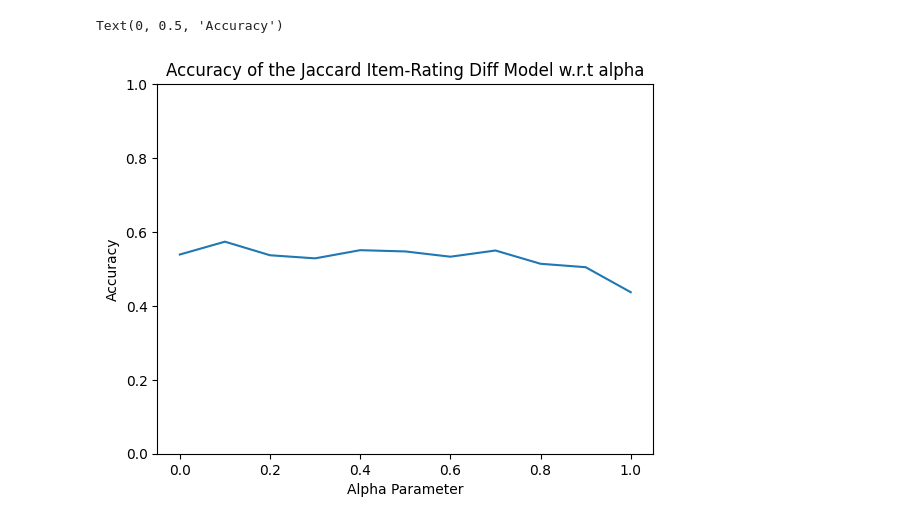
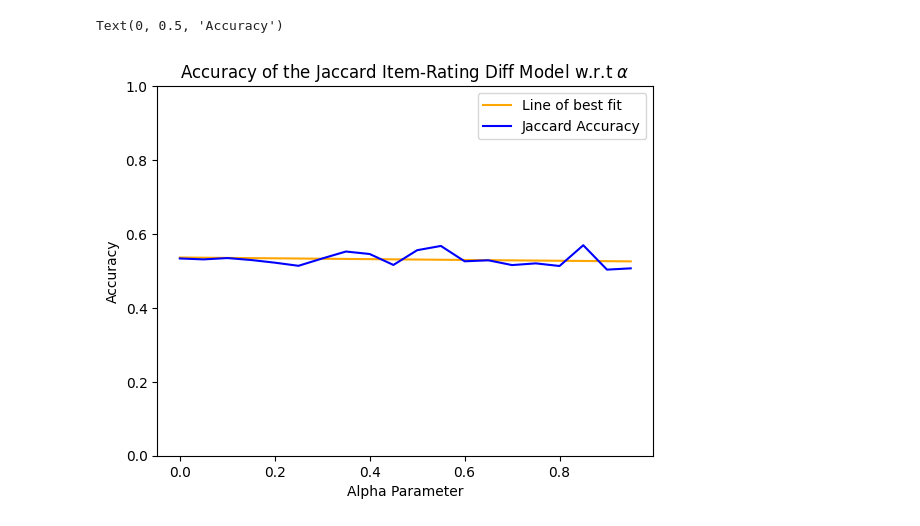
Before and after one commit to sajmon170/trust-based-recommendation-systems, a Jupyter notebook: Code/Analysis.ipynb, the cells around one changed output. Drawn from its saved outputs; the diff is of its cells as text; code cells hidden in the pictures.

```diff
--- a/Code/Analysis.ipynb
+++ b/Code/Analysis.ipynb
@@ -518,24 +542,32 @@ plt.show()
 # %%
 similarity_results = {}
-for alpha in np.arange(0, 1.1, 0.1):
+for alpha in np.arange(0, 1, 0.05):
     sample_sizes, accs, mses, mes = [], [], [], []
     for i in ITEMS:
         for _ in range(5): # run 5 times for each item
-            acc, mse, me = evaluate(jaccard_item_rating(alpha), reduced_graph, reduced_ratings, reduced_rated_by, i, 0.15) # remove 15% of ratings
+            acc, mse, me = evaluate(jaccard_item_rating_power_scaling(alpha), reduced_graph, reduced_ratings, reduced_rated_by, i, 0.15) # remove 15% of ratings
             accs.append(acc), mses.append(mse), mes.append(me)
     similarity_results[alpha] = {'acc': accs, 'mse': mses, 'me': mes}
 
 mean_res = {alpha:np.mean(data['acc']) for alpha, data in similarity_results.items()}
-
-plt.title('Accuracy of the Jaccard Item-Rating Diff Model w.r.t alpha')
-plt.plot(mean_res.keys(), mean_res.values(), label='Mean')
-plt.ylim(0, 1)
-
-plt.xlabel('Alpha Parameter')
-plt.ylabel('Accuracy')
-# %% [output]
-Text(0, 0.5, 'Accuracy')
-[figure, removed]
+# %%
+y, x = np.array(list(mean_res.values())), np.array(list(mean_res.keys()))
+
+plt.title('Accuracy of the Jaccard Item-Rating Diff Model w.r.t $\\alpha$')
+
+a, b = np.polyfit(x, y, 1)
+plt.plot(x, a*x+b, label='Line of best fit', color='orange')
+
+plt.plot(x, y, label='Jaccard Accuracy', color='blue')
+plt.ylim(0, 1)
+
+plt.legend()
+
+plt.xlabel('Alpha Parameter')
+plt.ylabel('Accuracy')
+# %% [output]
+Text(0, 0.5, 'Accuracy')
+[figure, added]
 # %%
 x_ind = np.random.random_integers(0, len(JACCARD_MATRIX) - 1, 100000)
 y_ind = np.random.random_integers(0, len(JACCARD_MATRIX) - 1, 100000)
```
Also changed, not shown: parts of 10 cells of this notebook, 13 other files.
